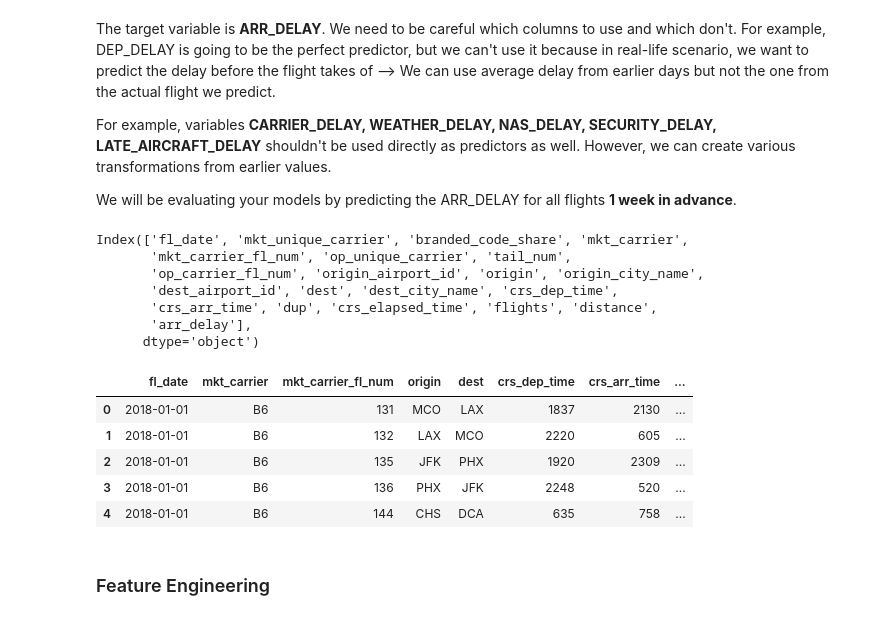
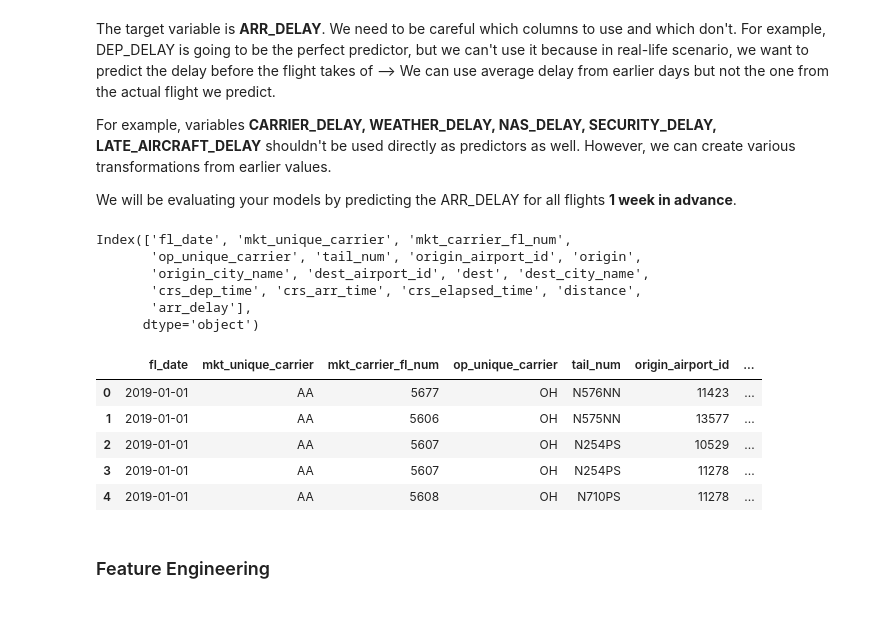
Before and after one commit to taaaraaa/Supervised-Learning-Project, a Jupyter notebook: modeling-bryan.ipynb, the cells around one changed output. Cells and saved outputs as stored; diff of their text form; code cells hidden in the pictures.

```diff
--- a/modeling-bryan.ipynb
+++ b/modeling-bryan.ipynb
@@ -22,14 +35,13 @@ For example, variables **CARRIER_DELAY, WEATHER_DELAY, NAS_DELAY, SECURITY_DELAY
 
 We will be evaluating your models by predicting the ARR_DELAY for all flights **1 week in advance**.
 # %%
-X = pd.read_csv('flights_train.csv')
+df = pd.read_csv('../tables/flights_sample_small.csv')
 # %%
-X.columns
+df.columns
 # %% [output]
-Index(['fl_date', 'mkt_unique_carrier', 'branded_code_share', 'mkt_carrier',
-       'mkt_carrier_fl_num', 'op_unique_carrier', 'tail_num',
-       'op_carrier_fl_num', 'origin_airport_id', 'origin', 'origin_city_name',
-       'dest_airport_id', 'dest', 'dest_city_name', 'crs_dep_time',
-       'crs_arr_time', 'dup', 'crs_elapsed_time', 'flights', 'distance',
+Index(['fl_date', 'mkt_unique_carrier', 'mkt_carrier_fl_num',
+       'op_unique_carrier', 'tail_num', 'origin_airport_id', 'origin',
+       'origin_city_name', 'dest_airport_id', 'dest', 'dest_city_name',
+       'crs_dep_time', 'crs_arr_time', 'crs_elapsed_time', 'distance',
        'arr_delay'],
       dtype='object')
@@ -39,12 +48,12 @@ X.drop(['mkt_unique_carrier', 'branded_code_share', 'origin_city_name', 'dest_ci
 # %%
-X.head()
+df.head()
 # %% [output]
-|  | fl_date | mkt_carrier | mkt_carrier_fl_num | origin | dest | crs_dep_time | crs_arr_time | ... |
-| 0 | 2018-01-01 | B6 | 131 | MCO | LAX | 1837 | 2130 | ... |
-| 1 | 2018-01-01 | B6 | 132 | LAX | MCO | 2220 | 605 | ... |
-| 2 | 2018-01-01 | B6 | 135 | JFK | PHX | 1920 | 2309 | ... |
-| 3 | 2018-01-01 | B6 | 136 | PHX | JFK | 2248 | 520 | ... |
-| 4 | 2018-01-01 | B6 | 144 | CHS | DCA | 635 | 758 | ... |
+|  | fl_date | mkt_unique_carrier | mkt_carrier_fl_num | op_unique_carrier | tail_num | origin_airport_id | ... |
+| 0 | 2019-01-01 | AA | 5677 | OH | N576NN | 11423 | ... |
+| 1 | 2019-01-01 | AA | 5606 | OH | N575NN | 13577 | ... |
+| 2 | 2019-01-01 | AA | 5607 | OH | N254PS | 10529 | ... |
+| 3 | 2019-01-01 | AA | 5607 | OH | N254PS | 11278 | ... |
+| 4 | 2019-01-01 | AA | 5608 | OH | N710PS | 11278 | ... |
 # %% [markdown]
 ### Feature Engineering
 # %% [markdown]
```
Also changed, not shown: parts of 35 cells of this notebook, 18 other files.
